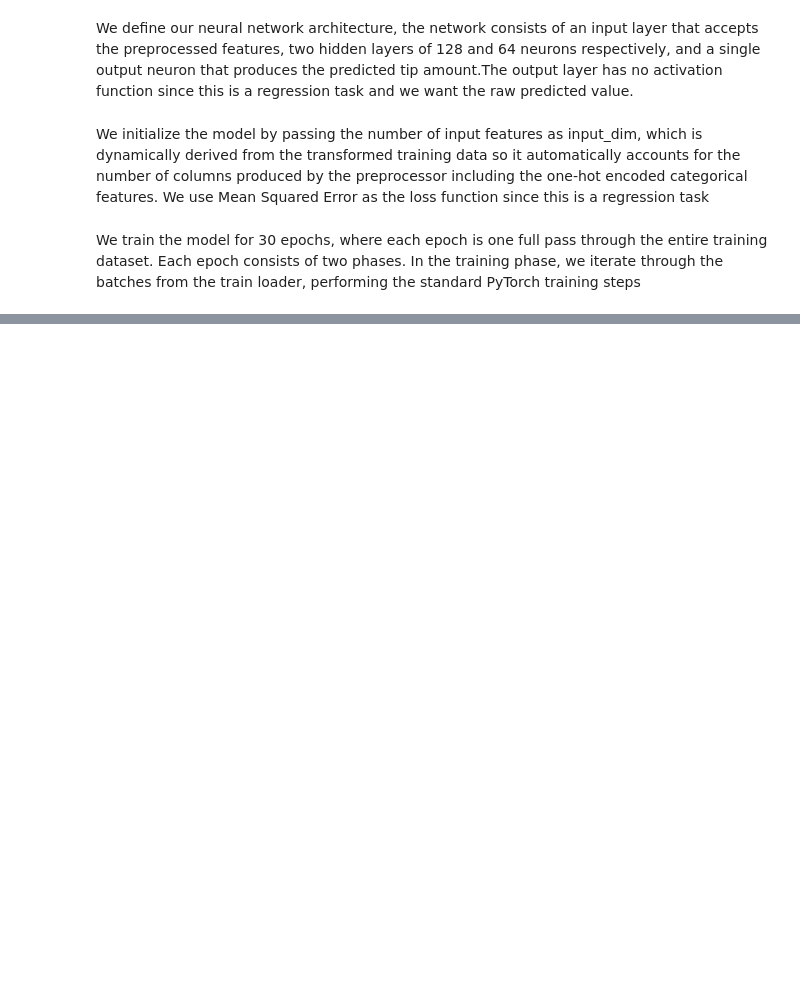
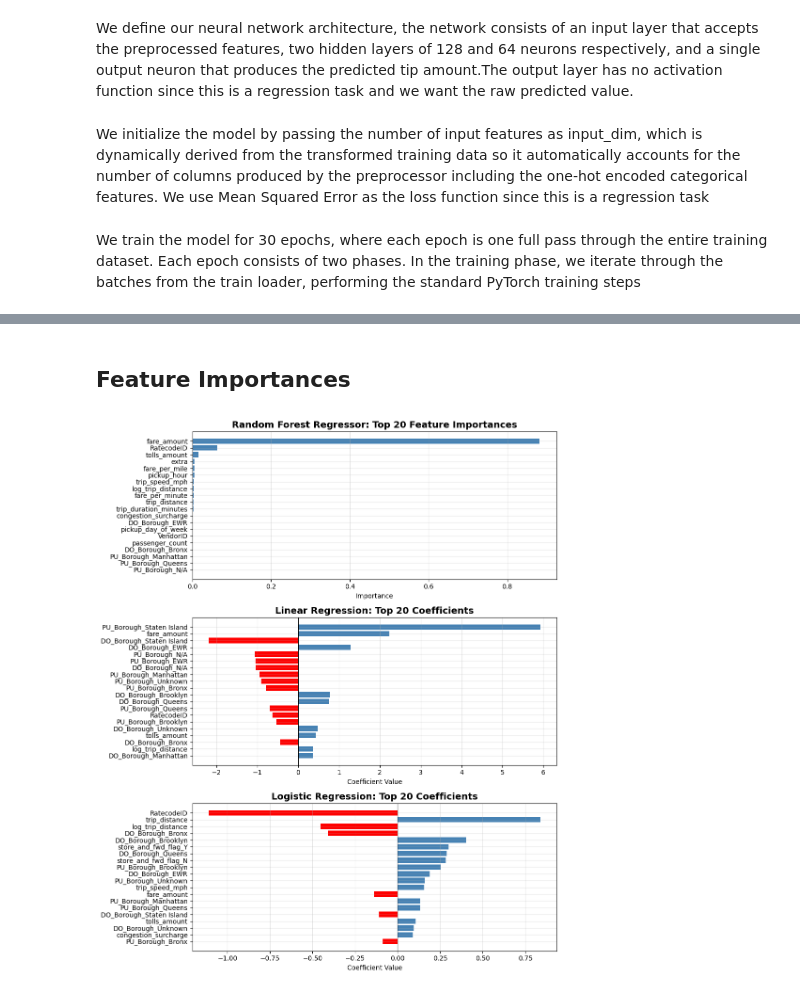
Before and after one commit to Battler08/COMP3610A2, a Jupyter notebook: assignment2.ipynb, the cells around one changed output, grey strips where cells are left out. Saved outputs shown, nothing was run; the diff lists cells and outputs as text; code cells hidden in the pictures; blank space fills up the shorter version.

```diff
--- a/assignment2.ipynb
+++ b/assignment2.ipynb
@@ -979,0 +1103,57 @@ plt.show()
+# %% [markdown]
+## Feature Importances
+# %%
+fig, axes = plt.subplots(3, 1, figsize=(10, 12))
+rf_feature_names = numeric_features + list(
+    rf_reg.named_steps['preprocessor']
+    .named_transformers_['cat']
+    .named_steps['onehot']
+    .get_feature_names_out(categorical_features)
+)
+
+rf_importances = rf_reg.named_steps['regressor'].feature_importances_
+rf_importance_df = pd.DataFrame({'Feature': rf_feature_names, 'Importance': rf_importances})
+rf_importance_df = rf_importance_df.sort_values('Importance', ascending=True).tail(20)
+
+axes[0].barh(rf_importance_df['Feature'], rf_importance_df['Importance'], color='steelblue')
+axes[0].set_title('Random Forest Regressor: Top 20 Feature Importances', fontsize=14, fontweight='bold')
+axes[0].set_xlabel('Importance')
+axes[0].grid(True, alpha=0.3)
+
+
+lr_coef = lr_reg.named_steps['regressor'].coef_
+lr_coef_df = pd.DataFrame({'Feature': rf_feature_names, 'Coefficient': lr_coef})
+lr_coef_df['Abs'] = lr_coef_df['Coefficient'].abs()
+lr_coef_df = lr_coef_df.sort_values('Abs', ascending=True).tail(20)
+
+colors = ['red' if c < 0 else 'steelblue' for c in lr_coef_df['Coefficient']]
+axes[1].barh(lr_coef_df['Feature'], lr_coef_df['Coefficient'], color=colors)
+axes[1].axvline(x=0, color='black', linewidth=0.8)
+axes[1].set_title('Linear Regression: Top 20 Coefficients', fontsize=14, fontweight='bold')
+axes[1].set_xlabel('Coefficient Value')
+axes[1].grid(True, alpha=0.3)
+
+
+log_coef = log_reg.named_steps['classifier'].coef_[0]
+log_feature_names = numeric_features + list(
+    log_reg.named_steps['preprocessor']
+    .named_transformers_['cat']
+    .named_steps['onehot']
+    .get_feature_names_out(categorical_features)
+)
+
+log_coef_df = pd.DataFrame({'Feature': log_feature_names, 'Coefficient': log_coef})
+log_coef_df['Abs'] = log_coef_df['Coefficient'].abs()
+log_coef_df = log_coef_df.sort_values('Abs', ascending=True).tail(20)
+
+colors = ['red' if c < 0 else 'steelblue' for c in log_coef_df['Coefficient']]
+axes[2].barh(log_coef_df['Feature'], log_coef_df['Coefficient'], color=colors)
+axes[2].axvline(x=0, color='black', linewidth=0.8)
+axes[2].set_title('Logistic Regression: Top 20 Coefficients', fontsize=14, fontweight='bold')
+axes[2].set_xlabel('Coefficient Value')
+axes[2].grid(True, alpha=0.3)
+
+plt.tight_layout()
+plt.show()
+# %% [output]
+[figure, added]
```
Also changed, not shown: parts of 19 cells of this notebook.
